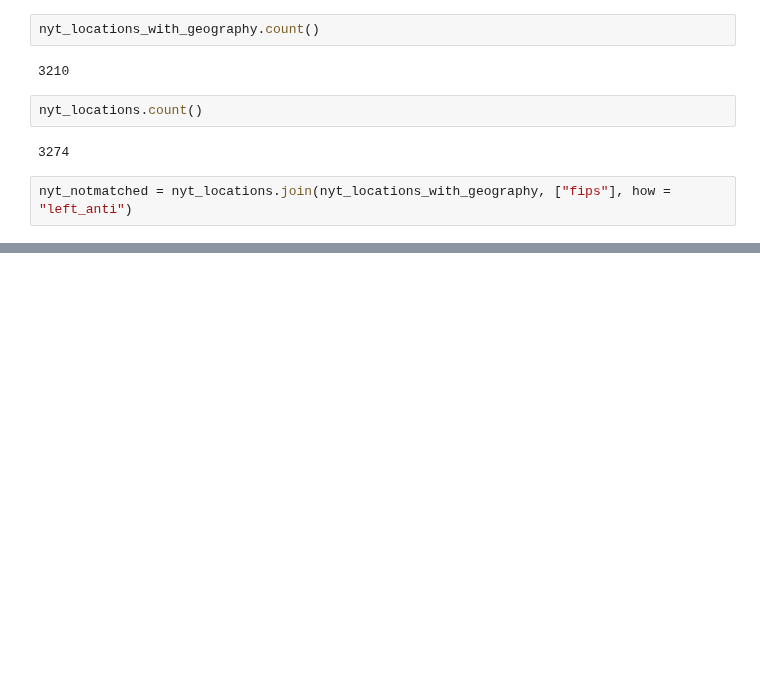
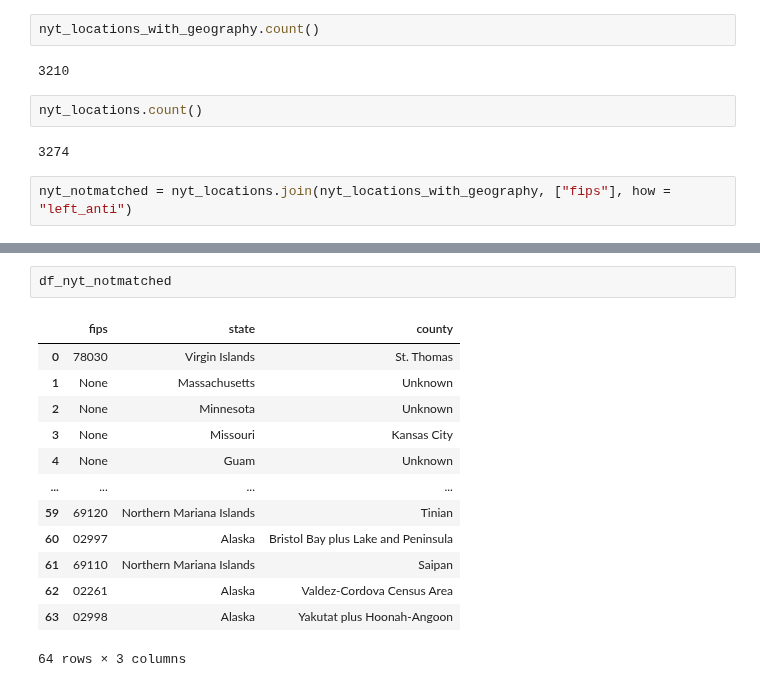
Before and after one commit to severine-baudry/capstone_data_engineer, a Jupyter notebook: location_geography.ipynb, the cells around one changed output, grey strips where cells are left out. Cells and saved outputs as stored; diff of their text form; blank space fills up the shorter version.

```diff
--- a/location_geography.ipynb
+++ b/location_geography.ipynb
@@ -182,0 +193,16 @@ nyt_notmatched_fix1.count()
+# %%
+df_nyt_notmatched
+# %% [output]
+|  | fips | state | county |
+| 0 | 78030 | Virgin Islands | St. Thomas |
+| 1 | None | Massachusetts | Unknown |
+| 2 | None | Minnesota | Unknown |
+| 3 | None | Missouri | Kansas City |
+| 4 | None | Guam | Unknown |
+| ... | ... | ... | ... |
+| 59 | 69120 | Northern Mariana Islands | Tinian |
+| 60 | 02997 | Alaska | Bristol Bay plus Lake and Peninsula |
+| 61 | 69110 | Northern Mariana Islands | Saipan |
+| 62 | 02261 | Alaska | Valdez-Cordova Census Area |
+| 63 | 02998 | Alaska | Yakutat plus Hoonah-Angoon |
+64 rows × 3 columns
```
Also changed, not shown: parts of 18 cells of this notebook.
